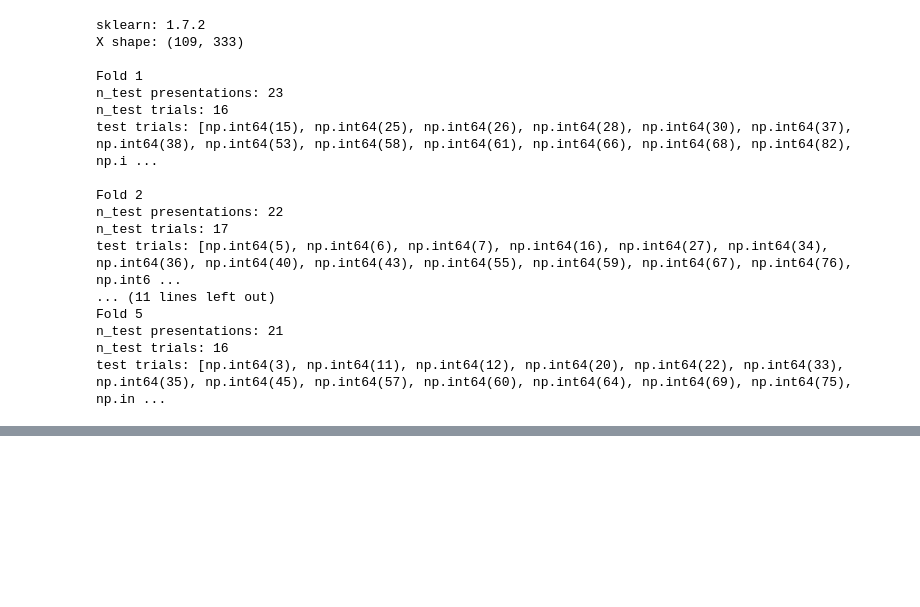
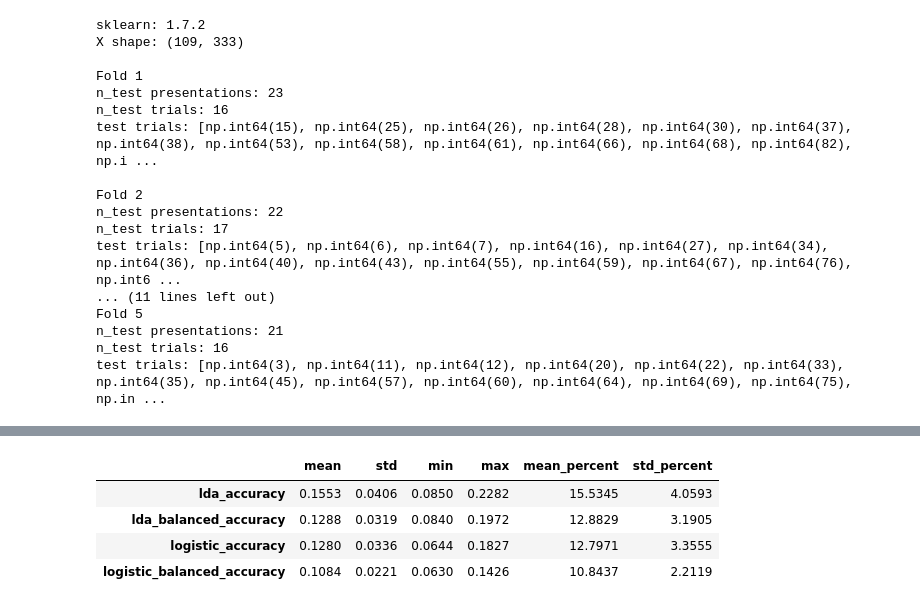
Before and after one commit to Shafiq-Abdu/number-simplex-reproduction, a Jupyter notebook: notebooks1/07_population_level_decoding.ipynb, the cells around one changed output, grey strips where cells are left out. Saved outputs shown, nothing was run; the diff lists cells and outputs as text; code cells hidden in the pictures; blank space fills up the shorter version.

```diff
--- a/notebooks1/07_population_level_decoding.ipynb
+++ b/notebooks1/07_population_level_decoding.ipynb
@@ -793,0 +819,20 @@ test trials: [np.int64(3), np.int64(11), np.int64(12), np.int64(20), np.int64(22
+# %%
+metrics = [
+    "lda_accuracy",
+    "lda_balanced_accuracy",
+    "logistic_accuracy",
+    "logistic_balanced_accuracy",
+]
+
+overall = summary[metrics].agg(["mean", "std", "min", "max"]).T
+
+overall["mean_percent"] = 100 * overall["mean"]
+overall["std_percent"] = 100 * overall["std"]
+
+overall.round(4)
+# %% [output]
+|  | mean | std | min | max | mean_percent | std_percent |
+| lda_accuracy | 0.1553 | 0.0406 | 0.0850 | 0.2282 | 15.5345 | 4.0593 |
+| lda_balanced_accuracy | 0.1288 | 0.0319 | 0.0840 | 0.1972 | 12.8829 | 3.1905 |
+| logistic_accuracy | 0.1280 | 0.0336 | 0.0644 | 0.1827 | 12.7971 | 3.3555 |
+| logistic_balanced_accuracy | 0.1084 | 0.0221 | 0.0630 | 0.1426 | 10.8437 | 2.2119 |
```
Also changed, not shown: parts of 2 cells of this notebook, 1 other file.
